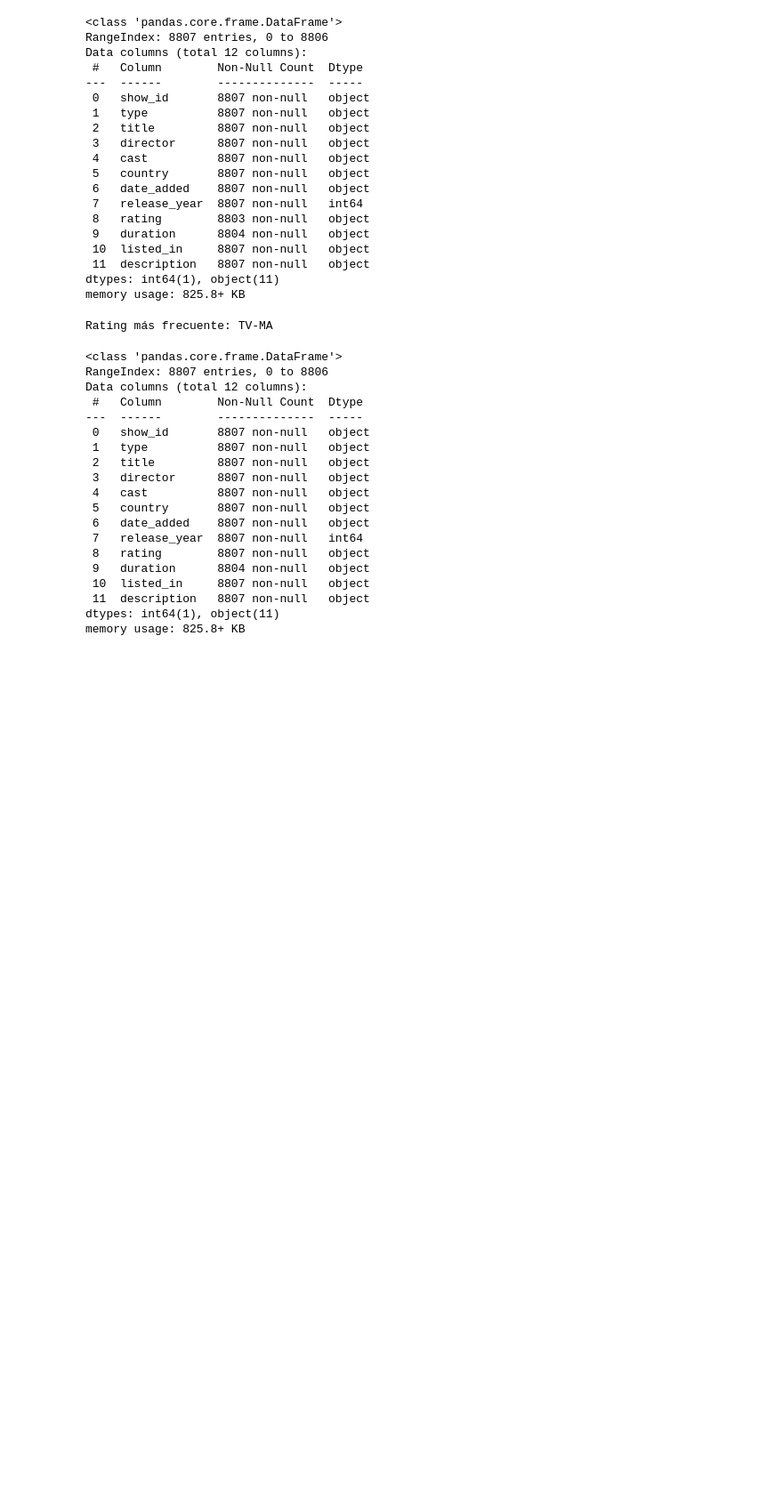
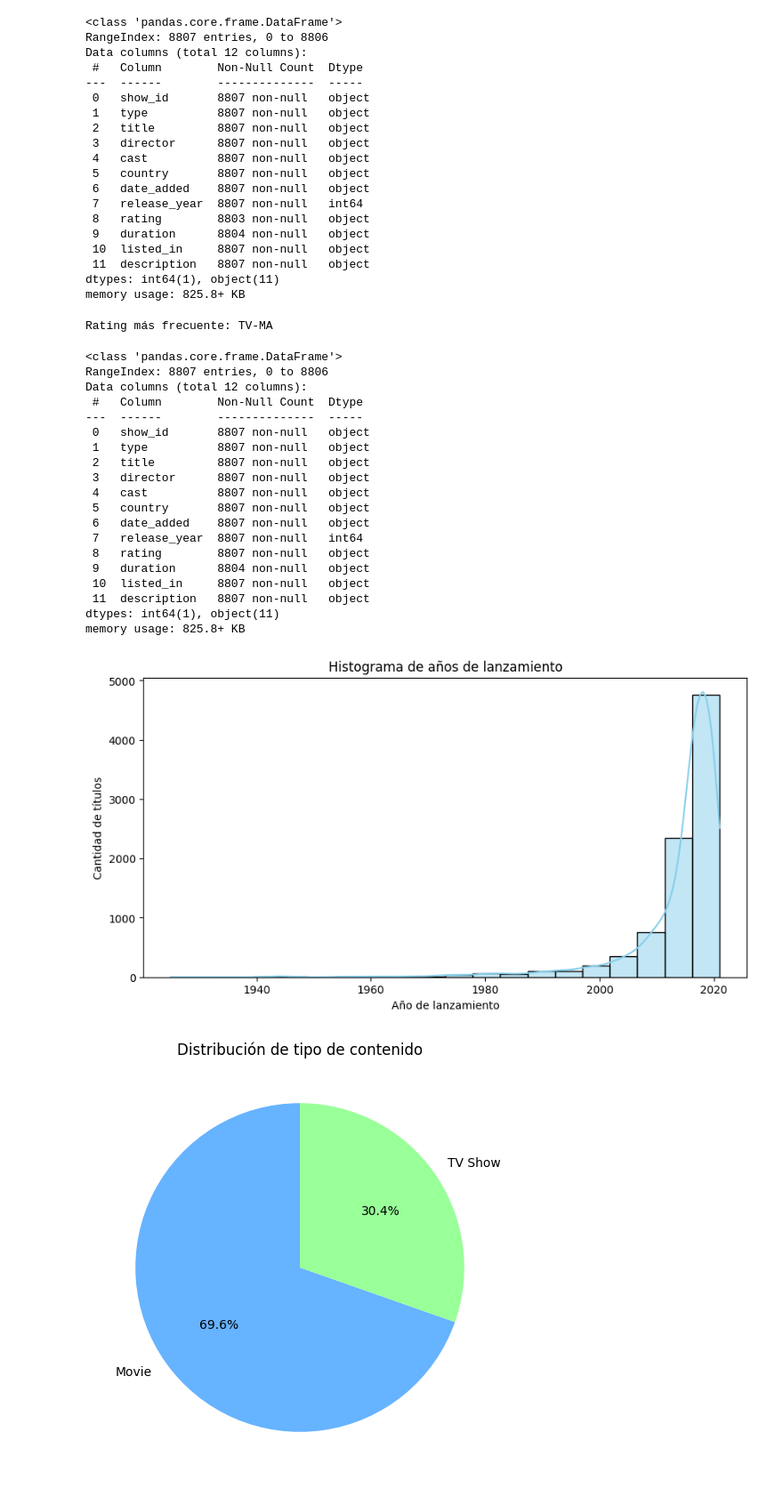
Before and after one commit to Zangetsupwr/Examen2, a Jupyter notebook: Proyecto2/EDA/EDA_dataset3.ipynb, the cells around one changed output. Shown at 89% size. Cells and saved outputs as stored; diff of their text form; code cells hidden in the pictures; blank space fills up the shorter version.

```diff
--- a/Proyecto2/EDA/EDA_dataset3.ipynb
+++ b/Proyecto2/EDA/EDA_dataset3.ipynb
@@ -238,3 +238,22 @@ Data columns (total 12 columns):
  11  description   8807 non-null   object
 dtypes: int64(1), object(11)
 memory usage: 825.8+ KB
+# %%
+
+# Histograma
+plt.figure(figsize=(10,5))
+sns.histplot(df['release_year'], bins=20, color='skyblue', kde=True)
+plt.title('Histograma de años de lanzamiento')
+plt.xlabel('Año de lanzamiento')
+plt.ylabel('Cantidad de títulos')
+plt.show()
+
+# Grafico de queso
+plt.figure(figsize=(6,6))
+df['type'].value_counts().plot.pie(autopct='%1.1f%%', startangle=90, colors=['#66b3ff','#99ff99'])
+plt.title('Distribución de tipo de contenido')
+plt.ylabel('')
+plt.show()
+# %% [output]
+[figure, added]
+[figure, added]
```
Also changed, not shown: parts of 3 cells of this notebook, 4 other files.
